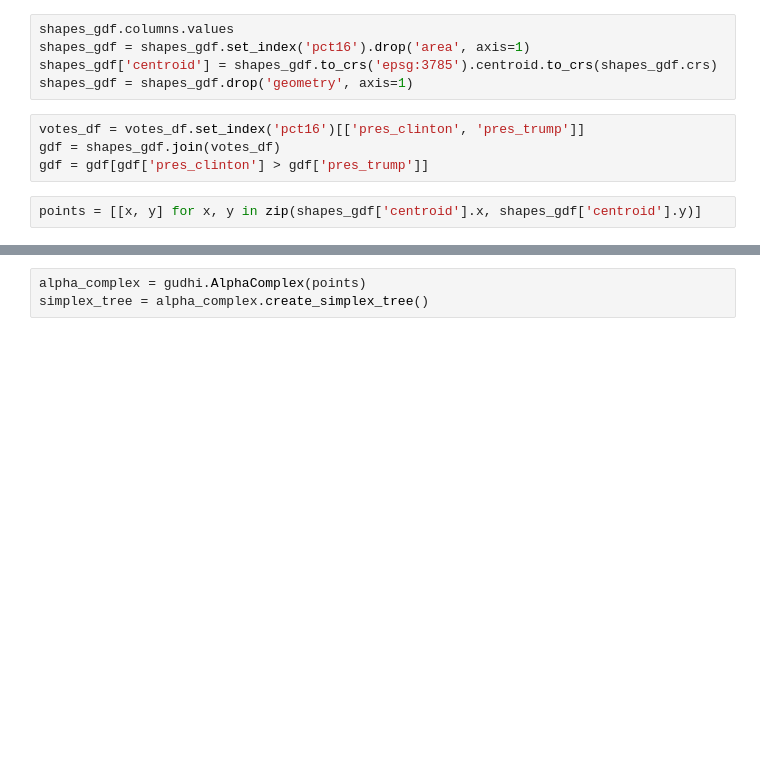
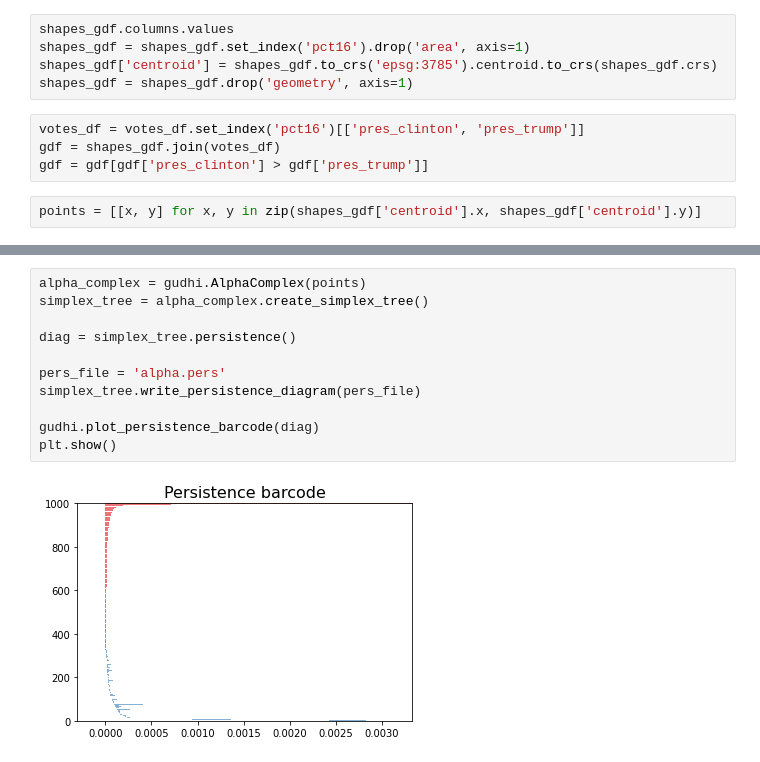
Before and after one commit to freejen/GeospatialPersistentHomology, a Jupyter notebook: RipsAlpha.ipynb, the cells around one changed output, grey strips where cells are left out. Cells and saved outputs as stored; diff of their text form; blank space fills up the shorter version.

```diff
--- a/RipsAlpha.ipynb
+++ b/RipsAlpha.ipynb
@@ -26,3 +44,13 @@ simplex_tree = rips_complex.create_simplex_tree()
 # %%
 alpha_complex = gudhi.AlphaComplex(points)
 simplex_tree = alpha_complex.create_simplex_tree()
+
+diag = simplex_tree.persistence()
+
+pers_file = 'alpha.pers'
+simplex_tree.write_persistence_diagram(pers_file)
+
+gudhi.plot_persistence_barcode(diag)
+plt.show()
+# %% [output]
+[figure, added]
```
Also changed, not shown: parts of 4 cells of this notebook.
